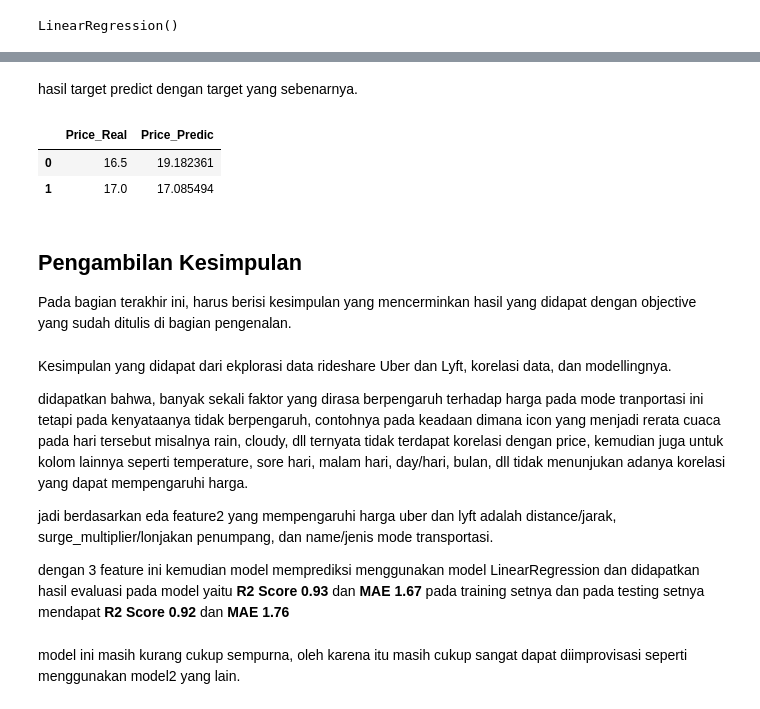
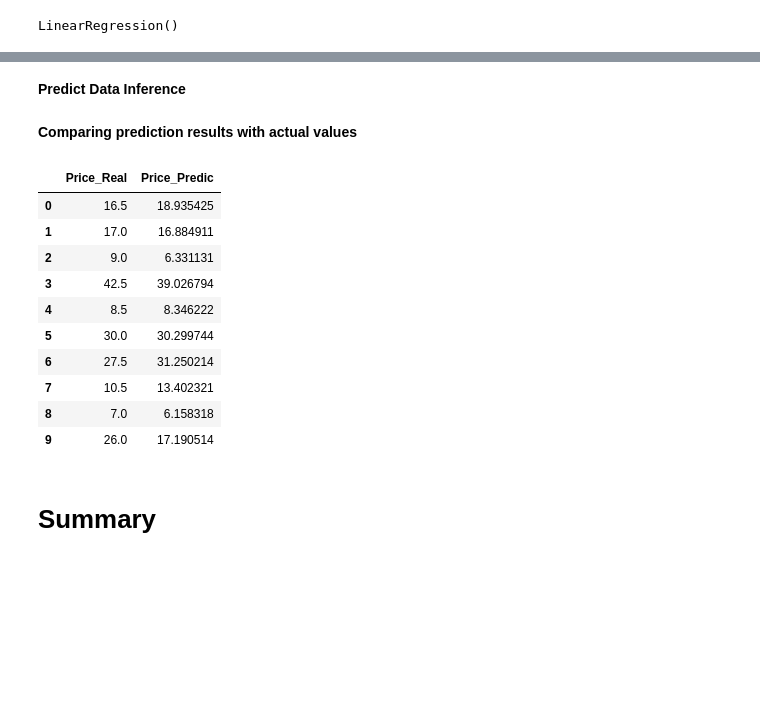
Before and after one commit to rizkyansharipr/Uber_and_lyft_predicting_travel_prices, a Jupyter notebook: Uber_and_lyft_predicting_travel_prices.ipynb, the cells around one changed output, grey strips where cells are left out. Cells and saved outputs as stored; diff of their text form; code cells hidden in the pictures; blank space fills up the shorter version.

```diff
--- a/Uber_and_lyft_predicting_travel_prices.ipynb
+++ b/Uber_and_lyft_predicting_travel_prices.ipynb
@@ -426,0 +261,3 @@ dataframe final
+# %%
+df_inf = df.sample(10, random_state=41) # Retrieving inference data.
+df_inf.reset_index(drop=True, inplace=True) # Reset indexes.
@@ -426,0 +266,2 @@ dataframe final
+# %%
+df_train, df_test = train_test_split(df, test_size=0.2, random_state=41) # split data train dan test
@@ -426,0 +270,6 @@ dataframe final
+# %%
+X_train = df_train[['name', 'distance', 'surge_multiplier']] # feature
+y_train = df_train[['price']] #target
+
+X_test = df_test[['name', 'distance', 'surge_multiplier']]
+y_test = df_test[['price']]
@@ -495,0 +422,3 @@ dan encoding data kategori
+# %%
+inference_num = df_inf[num_cols]
+inference_cat = df_inf[cat_cols]
@@ -506 +434,3 @@ predict data inference
+# %% [markdown]
+**Predict Data Inference**
 # %%
@@ -508,25 +438,22 @@ y_pred_inf = lr.predict(inference_final) #pred model
 # %%
 y_pred_inf = pd.DataFrame(y_pred_inf, columns=['Price_Predic'])
-# %% [markdown]
-hasil target predict dengan target yang sebenarnya.
+# %% [markdown]
+**Comparing prediction results with actual values**
 # %%
-predictions = pd.concat([inference['price'], y_pred_inf], axis=1) #membandingkan nilai aktual dan predict
+predictions = pd.concat([df_inf['price'], y_pred_inf], axis=1) # Comparing actual and predicted values
 predictions.columns = ['Price_Real', 'Price_Predic']
 predictions
 # %% [output]
 |  | Price_Real | Price_Predic |
-| 0 | 16.5 | 19.182361 |
-| 1 | 17.0 | 17.085494 |
+| 0 | 16.5 | 18.935425 |
+| 1 | 17.0 | 16.884911 |
+| 2 | 9.0 | 6.331131 |
+| 3 | 42.5 | 39.026794 |
+| 4 | 8.5 | 8.346222 |
+| 5 | 30.0 | 30.299744 |
+| 6 | 27.5 | 31.250214 |
+| 7 | 10.5 | 13.402321 |
+| 8 | 7.0 | 6.158318 |
+| 9 | 26.0 | 17.190514 |
-# %% [markdown]
-## Pengambilan Kesimpulan
-Pada bagian terakhir ini, harus berisi kesimpulan yang mencerminkan hasil yang didapat dengan objective yang sudah ditulis di bagian pengenalan.
-# %% [markdown]
-Kesimpulan yang didapat dari ekplorasi data rideshare Uber dan Lyft, korelasi data, dan modellingnya.
-
-didapatkan bahwa, banyak sekali faktor yang dirasa berpengaruh terhadap harga pada mode tranportasi ini tetapi pada kenyataanya tidak berpengaruh, contohnya pada keadaan dimana icon yang menjadi rerata cuaca pada hari tersebut misalnya rain, cloudy, dll ternyata tidak terdapat korelasi dengan price, kemudian juga untuk kolom lainnya seperti temperature, sore hari, malam hari, day/hari, bulan, dll tidak menunjukan adanya korelasi yang dapat mempengaruhi harga.
-
-jadi berdasarkan eda feature2 yang mempengaruhi harga uber dan lyft adalah distance/jarak, surge_multiplier/lonjakan penumpang, dan name/jenis mode transportasi.
-
-dengan 3 feature ini kemudian model memprediksi menggunakan model LinearRegression dan didapatkan hasil evaluasi pada model yaitu **R2 Score 0.93** dan **MAE 1.67** pada training setnya dan pada testing setnya mendapat **R2 Score 0.92** dan **MAE 1.76**
-# %% [markdown]
-model ini masih kurang cukup sempurna, oleh karena itu masih cukup sangat dapat diimprovisasi seperti menggunakan model2 yang lain.
+# %% [markdown]
+# Summary
```
Also changed, not shown: parts of 144 cells of this notebook.
